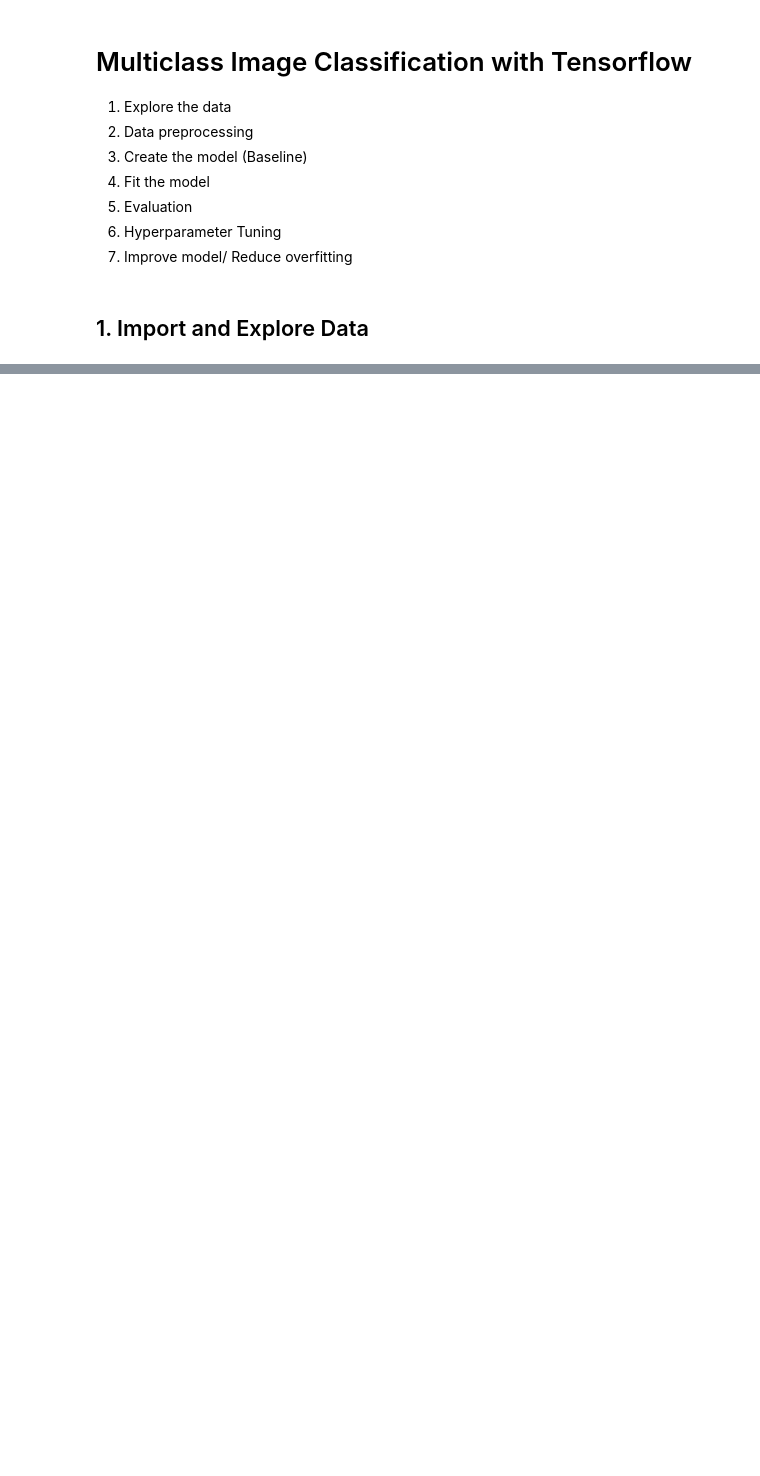
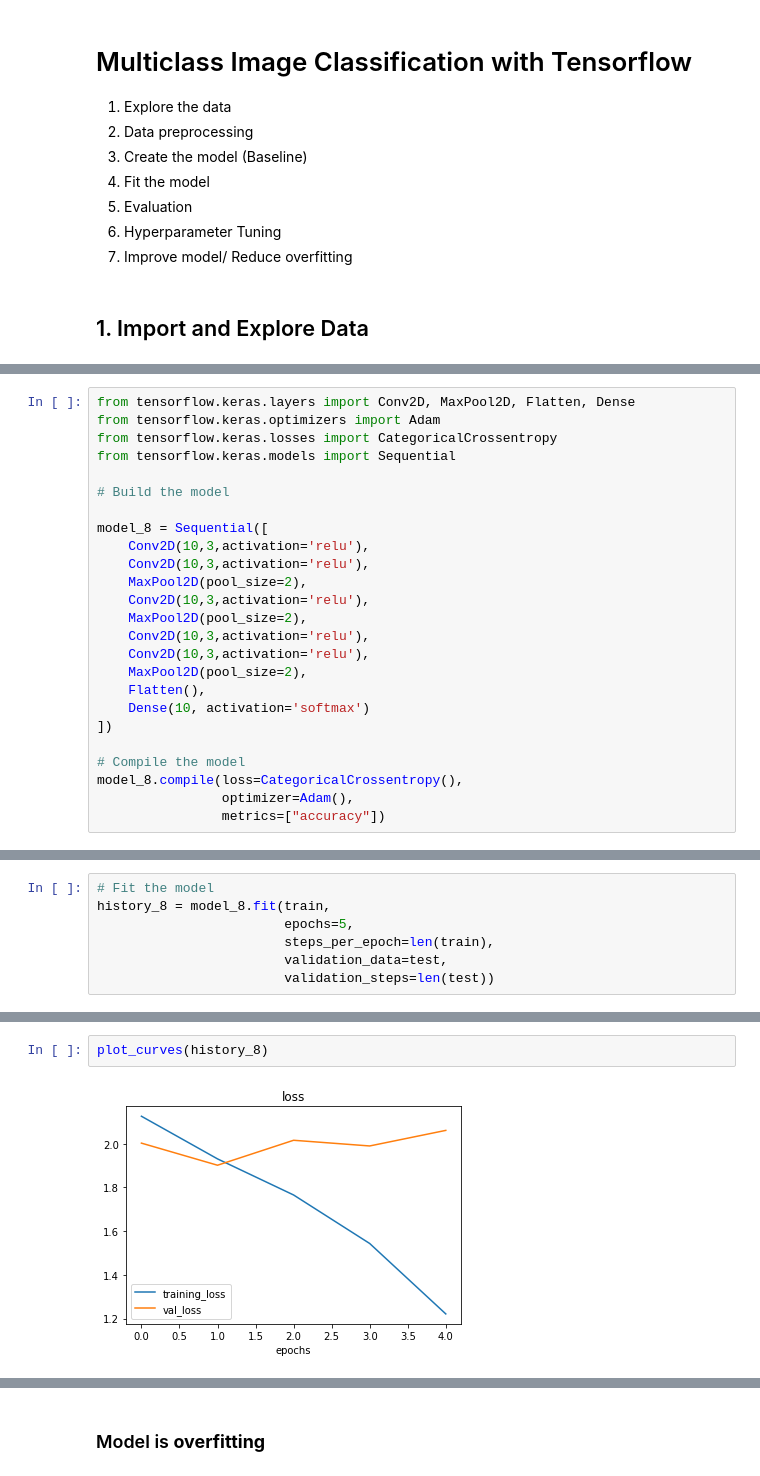
Before and after one commit to AarnoStormborn/Tensorflow-Developer-Certification, a Jupyter notebook: 03_tensorflow_computer_vision.ipynb, the cells around one changed output, grey strips where cells are left out. Drawn from its saved outputs; the diff is of its cells as text; blank space fills up the shorter version.

```diff
--- a/03_tensorflow_computer_vision.ipynb
+++ b/03_tensorflow_computer_vision.ipynb
@@ -1012,0 +1093,25 @@ Saving to: ‘10_food_classes_all_data.zip’
+# %%
+from tensorflow.keras.layers import Conv2D, MaxPool2D, Flatten, Dense
+from tensorflow.keras.optimizers import Adam
+from tensorflow.keras.losses import CategoricalCrossentropy
+from tensorflow.keras.models import Sequential
+
+# Build the model
+
+model_8 = Sequential([
+    Conv2D(10,3,activation='relu'),
+    Conv2D(10,3,activation='relu'),
+    MaxPool2D(pool_size=2),
+    Conv2D(10,3,activation='relu'),
+    MaxPool2D(pool_size=2),
+    Conv2D(10,3,activation='relu'),
+    Conv2D(10,3,activation='relu'),
+    MaxPool2D(pool_size=2),
+    Flatten(),
+    Dense(10, activation='softmax')
+])
+
+# Compile the model
+model_8.compile(loss=CategoricalCrossentropy(),
+                optimizer=Adam(),
+                metrics=["accuracy"])
@@ -1012,0 +1120,7 @@ Saving to: ‘10_food_classes_all_data.zip’
+# %%
+# Fit the model
+history_8 = model_8.fit(train,
+                        epochs=5,
+                        steps_per_epoch=len(train),
+                        validation_data=test,
+                        validation_steps=len(test))
@@ -1012,0 +1147,4 @@ Saving to: ‘10_food_classes_all_data.zip’
+# %%
+plot_curves(history_8)
+# %% [output]
+[figure, added]
@@ -1012,0 +1152,2 @@ Saving to: ‘10_food_classes_all_data.zip’
+# %% [markdown]
+### Model is **overfitting**
```
Also changed, not shown: parts of 52 cells of this notebook.
